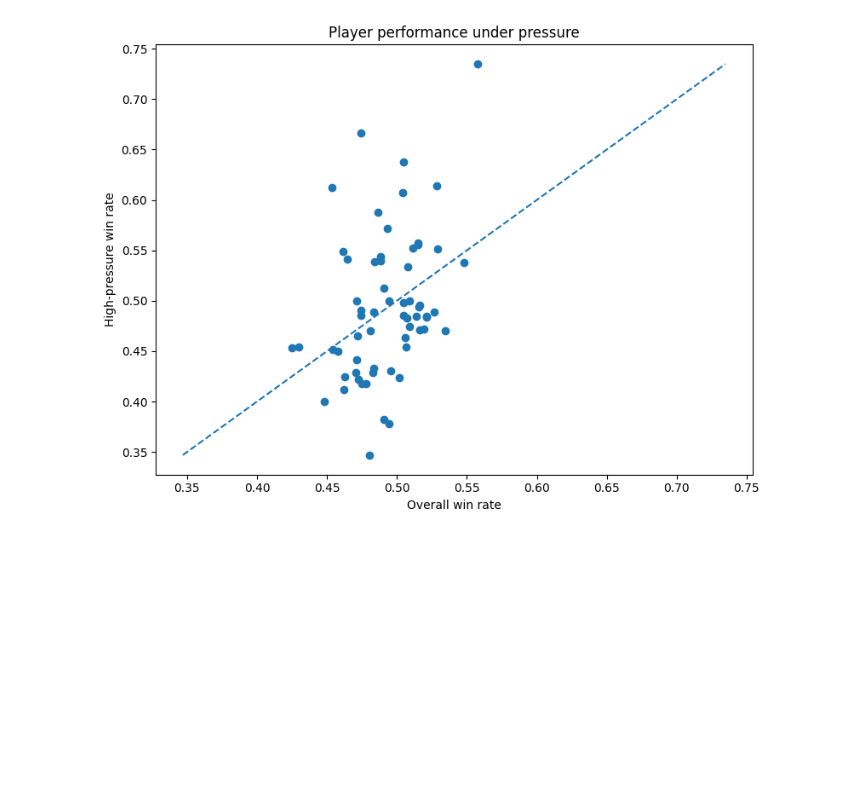
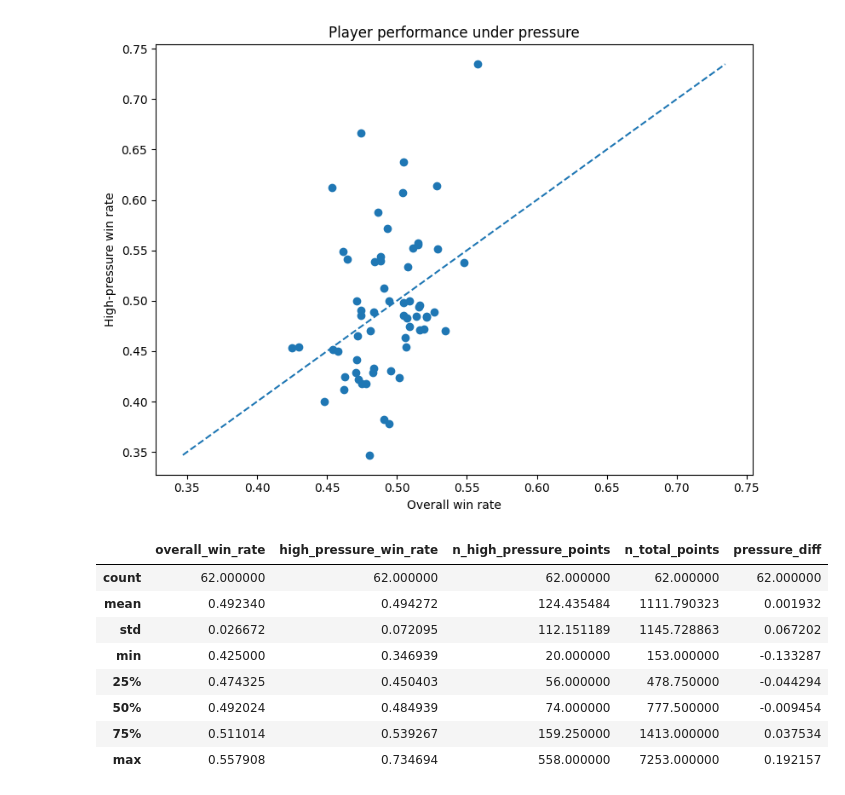
Before and after one commit to LeventeZsiga/tennis-pressure, a Jupyter notebook: notebooks/analysis/04_player_performance.ipynb, the cells around one changed output. Drawn from its saved outputs; the diff is of its cells as text; code cells hidden in the pictures; blank space fills up the shorter version.

```diff
--- a/notebooks/analysis/04_player_performance.ipynb
+++ b/notebooks/analysis/04_player_performance.ipynb
@@ -50,11 +58,11 @@ Number of player-point rows: 78528
 Expected double: 78528
 High-pressure share: 0.10001528117359414
 # %%
-overall_perf = df_long.groupby("player")["won"].mean().rename("overall_win_rate")
+overall_perf = df_long.groupby("player")["won_point"].mean().rename("overall_win_rate")
 
 high_pressure_perf = (
     df_long[df_long["high_pressure"]]
-    .groupby("player")["won"]
+    .groupby("player")["won_point"]
     .mean()
     .rename("high_pressure_win_rate")
 )
@@ -220,3 +228,15 @@ plt.savefig(OUTPUTS, dpi=300)
 plt.show()
 # %% [output]
 [figure]
+# %%
+perf_filtered.describe()
+# %% [output]
+|  | overall_win_rate | high_pressure_win_rate | n_high_pressure_points | n_total_points | pressure_diff |
+| count | 62.000000 | 62.000000 | 62.000000 | 62.000000 | 62.000000 |
+| mean | 0.492340 | 0.494272 | 124.435484 | 1111.790323 | 0.001932 |
+| std | 0.026672 | 0.072095 | 112.151189 | 1145.728863 | 0.067202 |
+| min | 0.425000 | 0.346939 | 20.000000 | 153.000000 | -0.133287 |
+| 25% | 0.474325 | 0.450403 | 56.000000 | 478.750000 | -0.044294 |
+| 50% | 0.492024 | 0.484939 | 74.000000 | 777.500000 | -0.009454 |
+| 75% | 0.511014 | 0.539267 | 159.250000 | 1413.000000 | 0.037534 |
+| max | 0.557908 | 0.734694 | 558.000000 | 7253.000000 | 0.192157 |
```
Also changed, not shown: parts of 1 cell of this notebook, 14 other files.
